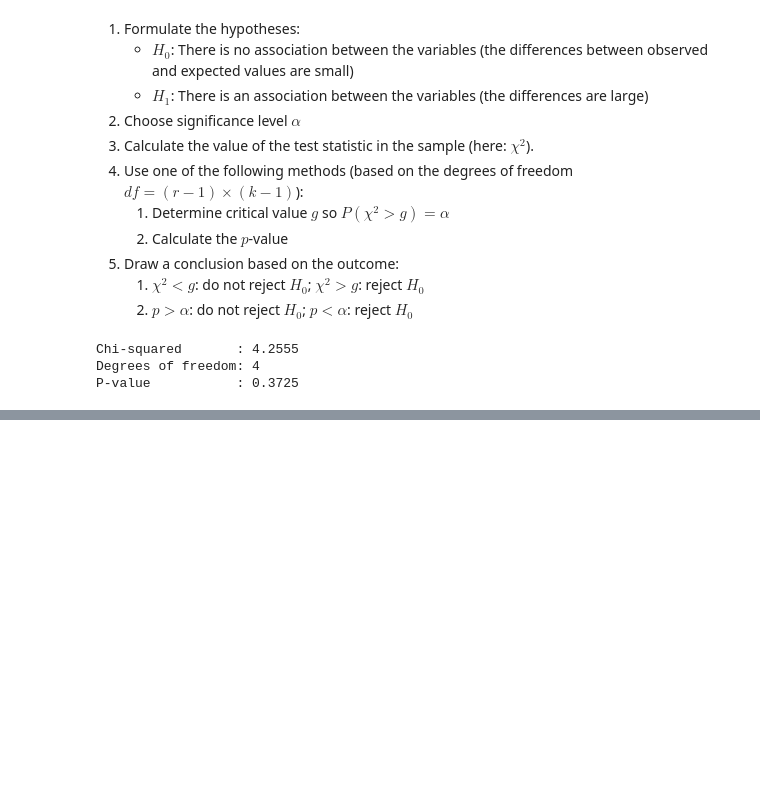
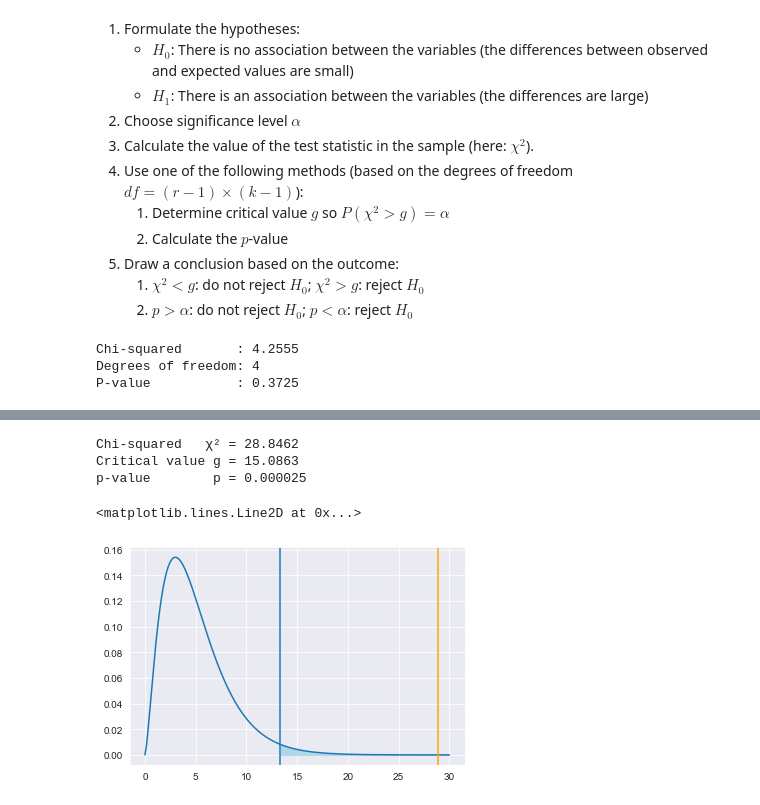
Before and after one commit to BartDePaepeHogent/dsai_voorbereiding, a Jupyter notebook: 4_bivariate_qual.ipynb, the cells around one changed output, grey strips where cells are left out. Saved outputs shown, nothing was run; the diff lists cells and outputs as text; code cells hidden in the pictures; blank space fills up the shorter version.

```diff
--- a/4_bivariate_qual.ipynb
+++ b/4_bivariate_qual.ipynb
@@ -72,0 +165,10 @@ tplot.axvline(chi2, color='orange')  # chi-squared
+# %%
+from scipy.special import binom # binomial-function
+
+# probability for a boy
+prob_boy = .5
+# Add new colum to the data frame for the expected percentages
+families['expected_p'] = binom(5, families.num_boys) * prob_boy**families.num_boys * prob_boy**(5-families.num_boys)
+# Expected absolute frequencies in the sample:
+families['expected'] = families['expected_p'] * n
+families
@@ -72,0 +195,31 @@ tplot.axvline(chi2, color='orange')  # chi-squared
+# %%
+alpha=0.01                         # significance level
+dof=len(families)-1                # degrees of freedom
+g = stats.chi2.isf(alpha, df=dof)  # Critical value
+# Perform Chi-squared test, calculate χ² and p
+chi2, p = stats.chisquare(f_obs=families.observed, f_exp=families.expected)
+
+print("Chi-squared   χ² = %.4f" % chi2)
+print("Critical value g = %.4f" % g)
+print("p-value        p = %f"   % p)
+# %% [output]
+Chi-squared   χ² = 28.8462
+Critical value g = 15.0863
+p-value        p = 0.000025
+# %%
+# x-values:
+x = np.linspace(0, 30, num=200)
+# probability density of the chi-squared distribution
+y = stats.chi2.pdf(x, df=dof)
+# the number q for which the right tail probability is exactly 1%:
+q = stats.chi2.isf(alpha, df=4)  # TODO: CHECK this!
+
+fig, tplot = plt.subplots(1, 1)
+tplot.plot(x, y)                     # probability density
+tplot.fill_between(x, y, where=x>=q, # critical area
+    color='lightblue')
+tplot.axvline(q)                     # critical value
+tplot.axvline(chi2, color='orange')  # chi-squared
+# %% [output]
+<matplotlib.lines.Line2D at 0x...>
+[figure, added]
```
Also changed, not shown: parts of 17 cells of this notebook, 5 other files.
